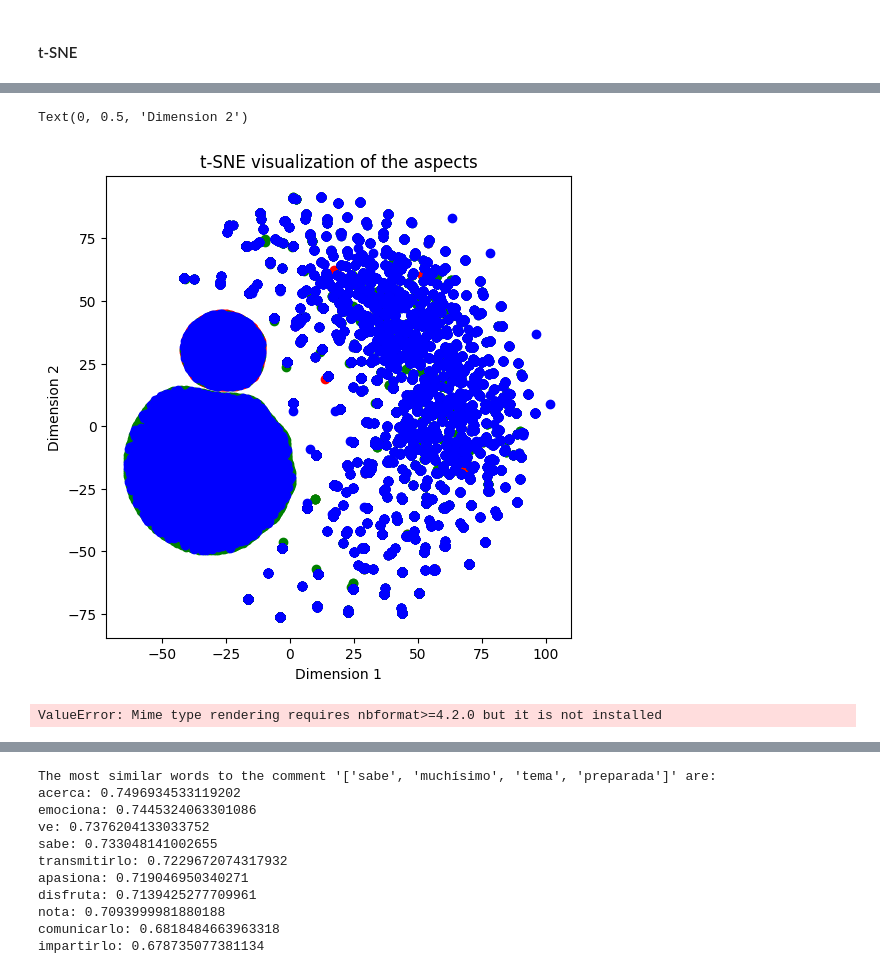
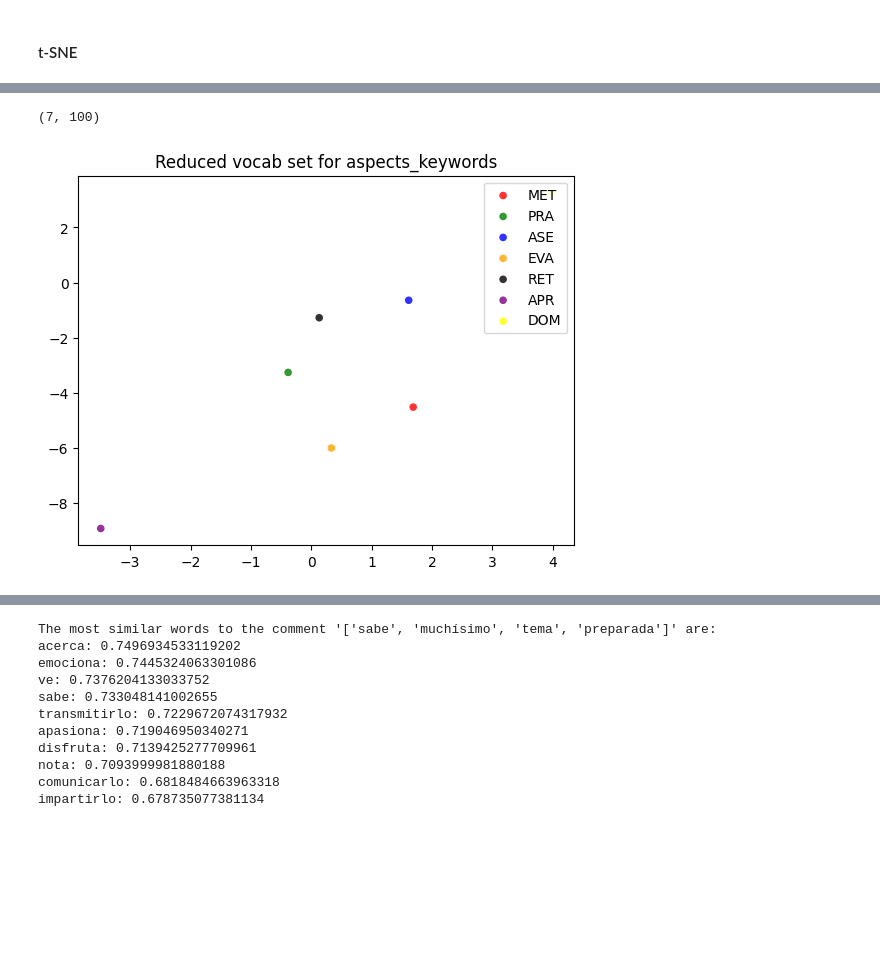
Before and after one commit to Ein-Bebop/ThesisProject, a Jupyter notebook: Thesis_Project_2024.ipynb, the cells around one changed output, grey strips where cells are left out. Saved outputs shown, nothing was run; the diff lists cells and outputs as text; code cells hidden in the pictures; blank space fills up the shorter version.

```diff
--- a/Thesis_Project_2024.ipynb
+++ b/Thesis_Project_2024.ipynb
@@ -1075 +1029,5 @@ Text(0, 0.5, 'Dimension 2')
+# %%
+np.array(aspects_keywords_vectors).shape
+# %% [output]
+(7, 100)
 # %%
@@ -1078,33 +1036,19 @@ X_tsne_random = tsneR.fit_transform(X)
-# %%
-# Create the scatter plot
-fig = plt.figure(figsize=(6, 6))
-plt.scatter(X_tsne_random[y==0, 0], X_tsne_random[y==0, 1], c='r', label='Negative')
-plt.scatter(X_tsne_random[y==1, 0], X_tsne_random[y==1, 1], c='g', label='Positive')
-plt.scatter(X_tsne_random[y==2, 0], X_tsne_random[y==2, 1], c='b', label='Mixed')
-plt.title('t-SNE visualization of the aspects')
-plt.xlabel('Dimension 1')
-plt.ylabel('Dimension 2')
-# %% [output]
-Text(0, 0.5, 'Dimension 2')
-[figure, removed]
-# %%
-tsneR3 = TSNE(n_components=3, random_state=0)
-X_tsne3D = tsneR3.fit_transform(X)
-
-fig = go.Figure(data=[go.Scatter3d(
-    x=X_tsne3D[:, 0],
-    y=X_tsne3D[:, 1],
-    z=X_tsne3D[:, 2],
-    mode='markers',
-    marker=dict(
-        color=y,                # set color to an array/list of desired values
-        colorscale='Viridis',   # choose a colorscale
-        opacity=0.6
-    )
-)])
-# %%
-# tight layout
-fig.update_layout(margin=dict(l=0, r=0, b=0, t=0))
-fig.show()
-# %% [output]
-ValueError: Mime type rendering requires nbformat>=4.2.0 but it is not installed
+# %%
+def two_d_graph(pca_embeddings, title):
+    colors = ("red", "green", "blue", "orange", "black", "purple", "yellow")
+
+    # Create plot
+    fig = plt.figure()
+    ax = fig.gca()
+
+    for data, color, group in zip(pca_embeddings, colors, aspects[:7]):
+        x, y = data
+        ax.scatter(x, y, alpha=0.8, c=color, edgecolors='none', s=30, label=group)
+
+    plt.title(title)
+    plt.legend(loc=1)
+    plt.show()
+
+two_d_graph(X_tsne, 'Reduced vocab set for aspects_keywords')
+# %% [output]
+[figure, added]
```
Also changed, not shown: parts of 24 cells of this notebook.
